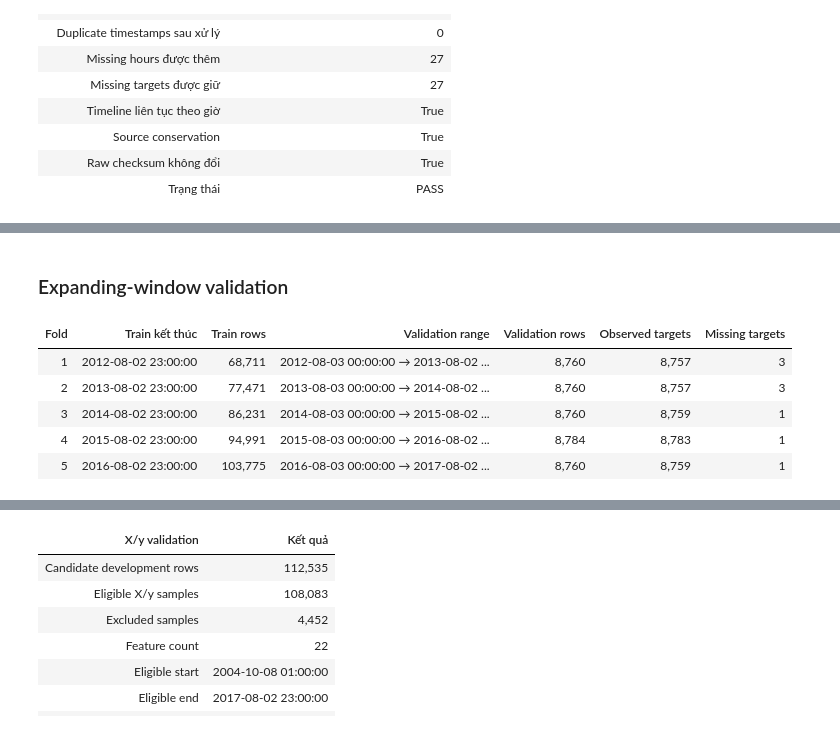
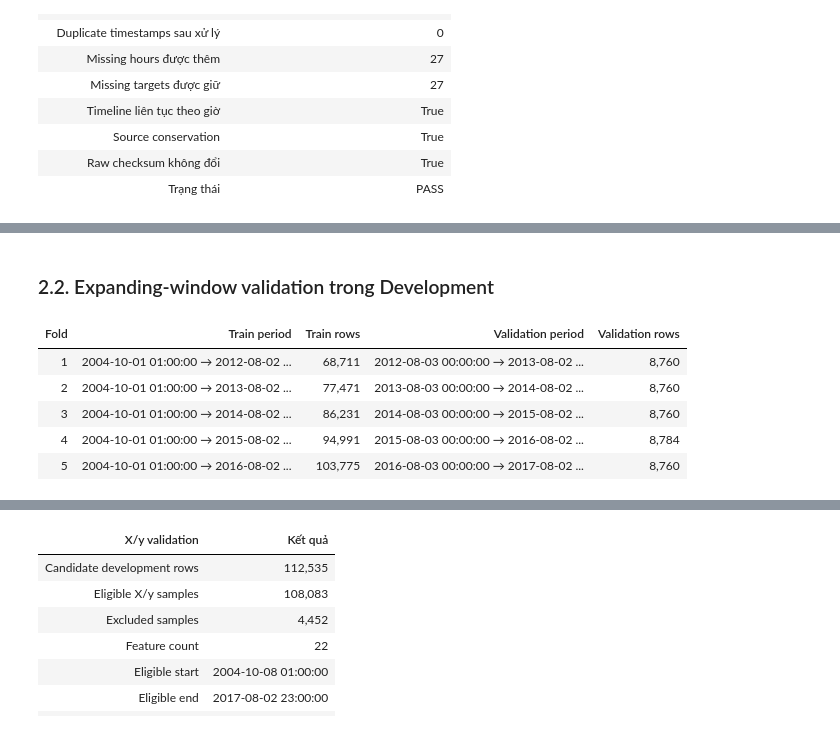
Before and after one commit to Tuvienn/TOTAL_LAB_PRACTICE_FOR_TIME_SERIES, a Jupyter notebook: total_practice/Practice_3_v2/notebooks/Practice_3_v2_present.ipynb, the cells around one changed output, grey strips where cells are left out. Cells and saved outputs as stored; diff of their text form; code cells hidden in the pictures.

```diff
--- a/total_practice/Practice_3_v2/notebooks/Practice_3_v2_present.ipynb
+++ b/total_practice/Practice_3_v2/notebooks/Practice_3_v2_present.ipynb
@@ -208,28 +121,26 @@ display(style_table(partition_summary, formats={"Rows": "{:,}", "Observed target
 # %%
 fold_rows = []
 for fold in phase_02_audit["cross_validation"]["folds"]:
     fold_rows.append(
         [
             fold["fold"],
-            fold["train"]["time_end"],
+            f"{fold['train']['time_start']} → {fold['train']['time_end']}",
             fold["train"]["rows"],
             f"{fold['validation']['time_start']} → {fold['validation']['time_end']}",
             fold["validation"]["rows"],
-            fold["validation"]["observed_targets"],
-            fold["validation"]["missing_targets"],
         ]
     )
 fold_summary = pd.DataFrame(
     fold_rows,
-    columns=["Fold", "Train kết thúc", "Train rows", "Validation range", "Validation rows", "Observed targets", "Missing targets"],
+    columns=["Fold", "Train period", "Train rows", "Validation period", "Validation rows"],
 )
-display(Markdown("### Expanding-window validation"))
-display(style_table(fold_summary, formats={"Train rows": "{:,}", "Validation rows": "{:,}", "Observed targets": "{:,}"}))
+display(Markdown("### 2.2. Expanding-window validation trong Development"))
+display(style_table(fold_summary, formats={"Train rows": "{:,}", "Validation rows": "{:,}"}))
 # %% [output]
-### Expanding-window validation
+### 2.2. Expanding-window validation trong Development
-| Fold | Train kết thúc | Train rows | Validation range | Validation rows | Observed targets | Missing targets |
-| 1 | 2012-08-02 23:00:00 | 68,711 | 2012-08-03 00:00:00 → 2013-08-02 ... | 8,760 | 8,757 | 3 |
-| 2 | 2013-08-02 23:00:00 | 77,471 | 2013-08-03 00:00:00 → 2014-08-02 ... | 8,760 | 8,757 | 3 |
-| 3 | 2014-08-02 23:00:00 | 86,231 | 2014-08-03 00:00:00 → 2015-08-02 ... | 8,760 | 8,759 | 1 |
-| 4 | 2015-08-02 23:00:00 | 94,991 | 2015-08-03 00:00:00 → 2016-08-02 ... | 8,784 | 8,783 | 1 |
-| 5 | 2016-08-02 23:00:00 | 103,775 | 2016-08-03 00:00:00 → 2017-08-02 ... | 8,760 | 8,759 | 1 |
+| Fold | Train period | Train rows | Validation period | Validation rows |
+| 1 | 2004-10-01 01:00:00 → 2012-08-02 ... | 68,711 | 2012-08-03 00:00:00 → 2013-08-02 ... | 8,760 |
+| 2 | 2004-10-01 01:00:00 → 2013-08-02 ... | 77,471 | 2013-08-03 00:00:00 → 2014-08-02 ... | 8,760 |
+| 3 | 2004-10-01 01:00:00 → 2014-08-02 ... | 86,231 | 2014-08-03 00:00:00 → 2015-08-02 ... | 8,760 |
+| 4 | 2004-10-01 01:00:00 → 2015-08-02 ... | 94,991 | 2015-08-03 00:00:00 → 2016-08-02 ... | 8,784 |
+| 5 | 2004-10-01 01:00:00 → 2016-08-02 ... | 103,775 | 2016-08-03 00:00:00 → 2017-08-02 ... | 8,760 |
```
Also changed, not shown: parts of 47 cells of this notebook, 20 other files.
